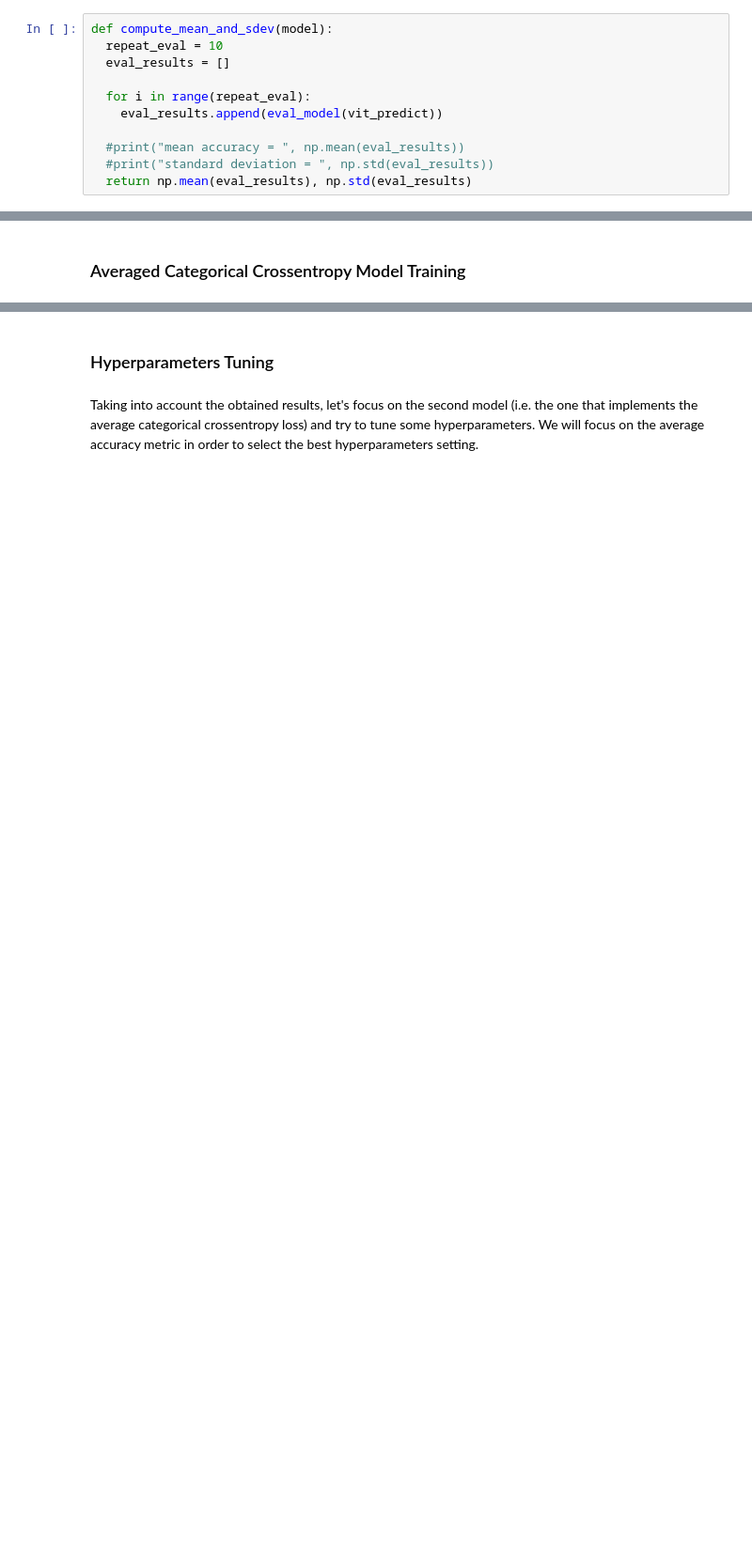
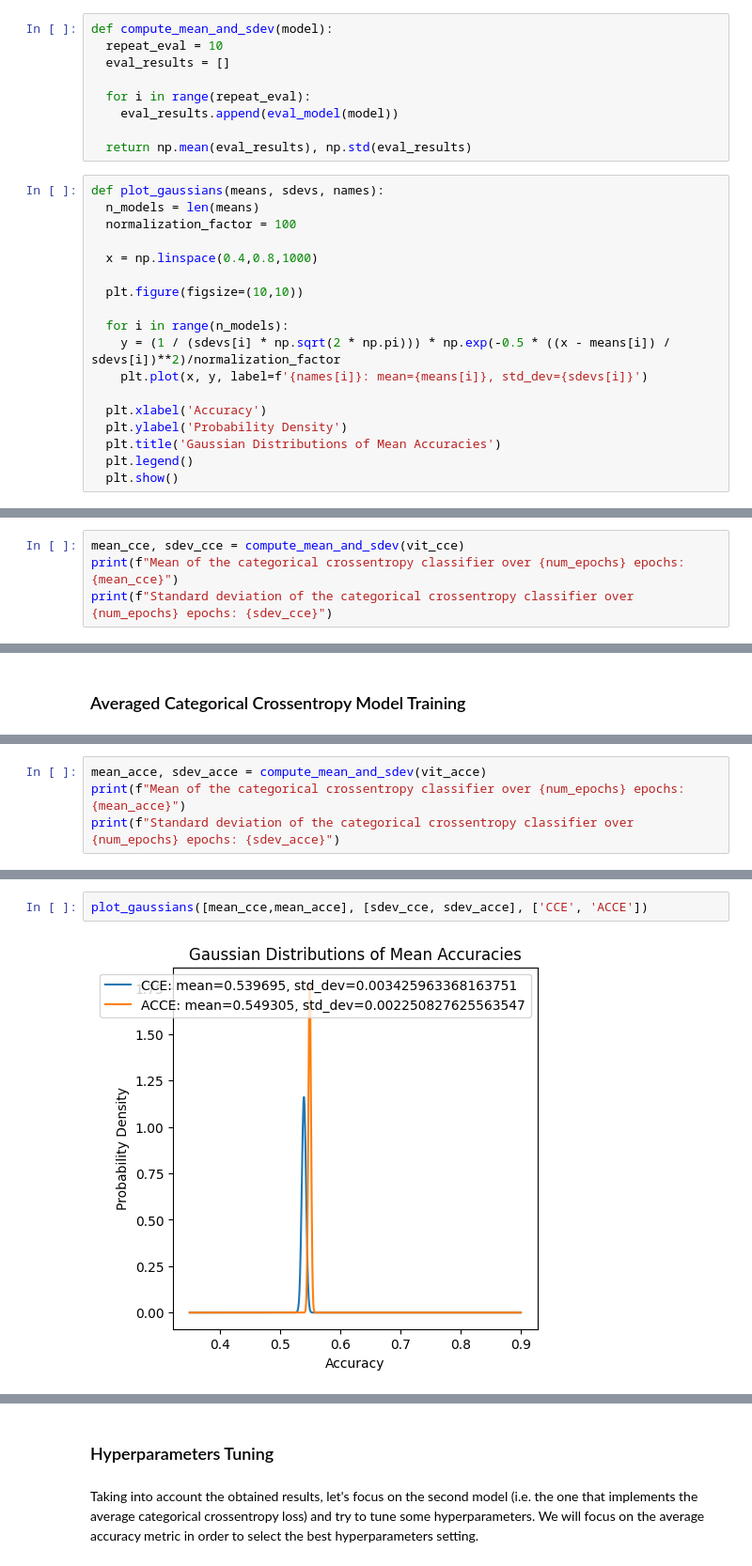
Before and after one commit to kor80/CIFAR-10-Separation, a Jupyter notebook: cifar_10_separation_eng.ipynb, the cells around one changed output, grey strips where cells are left out. Shown at 94% size. Drawn from its saved outputs; the diff is of its cells as text; blank space fills up the shorter version.

```diff
--- a/cifar_10_separation_eng.ipynb
+++ b/cifar_10_separation_eng.ipynb
@@ -625,11 +649,27 @@ def compute_mean_and_sdev(model):
   eval_results = []
 
   for i in range(repeat_eval):
-    eval_results.append(eval_model(vit_predict))
+    eval_results.append(eval_model(model))
 
-  #print("mean accuracy = ", np.mean(eval_results))
-  #print("standard deviation = ", np.std(eval_results))
   return np.mean(eval_results), np.std(eval_results)
+# %%
+def plot_gaussians(means, sdevs, names):
+  n_models = len(means)
+  normalization_factor = 100
+
+  x = np.linspace(0.4,0.8,1000)
+
+  plt.figure(figsize=(10,10))
+
+  for i in range(n_models):
+    y = (1 / (sdevs[i] * np.sqrt(2 * np.pi))) * np.exp(-0.5 * ((x - means[i]) / sdevs[i])**2)/normalization_factor
+    plt.plot(x, y, label=f'{names[i]}: mean={means[i]}, std_dev={sdevs[i]}')
+
+  plt.xlabel('Accuracy')
+  plt.ylabel('Probability Density')
+  plt.title('Gaussian Distributions of Mean Accuracies')
+  plt.legend()
+  plt.show()
 # %% [markdown]
 ### Categorical Crossentropy Model Training
 # %%
@@ -637,0 +696,4 @@ hist = run_experiment(vit_cce)
+# %%
+mean_cce, sdev_cce = compute_mean_and_sdev(vit_cce)
+print(f"Mean of the categorical crossentropy classifier over {num_epochs} epochs: {mean_cce}")
+print(f"Standard deviation of the categorical crossentropy classifier over {num_epochs} epochs: {sdev_cce}")
@@ -642,0 +736,4 @@ hist_acce = run_vit_trainer_experiment(vit_acce)
+# %%
+mean_acce, sdev_acce = compute_mean_and_sdev(vit_acce)
+print(f"Mean of the categorical crossentropy classifier over {num_epochs} epochs: {mean_acce}")
+print(f"Standard deviation of the categorical crossentropy classifier over {num_epochs} epochs: {sdev_acce}")
@@ -642,0 +755,4 @@ hist_acce = run_vit_trainer_experiment(vit_acce)
+# %%
+plot_gaussians([mean_cce,mean_acce], [sdev_cce, sdev_acce], ['CCE', 'ACCE'])
+# %% [output]
+[figure, added]
```
Also changed, not shown: parts of 43 cells of this notebook.
